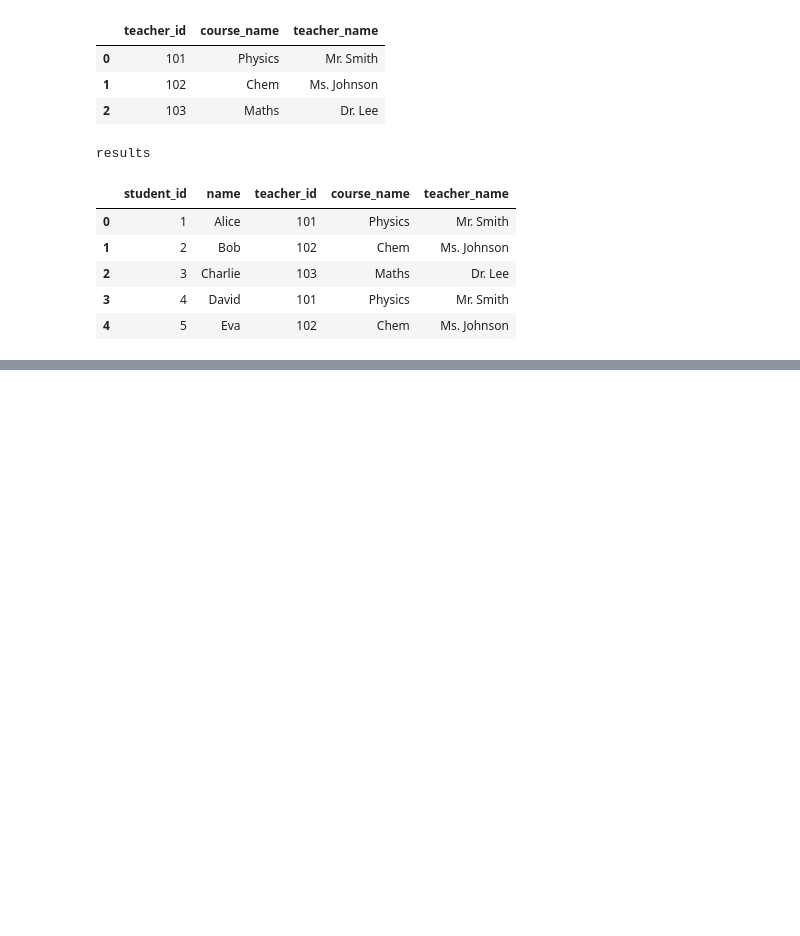
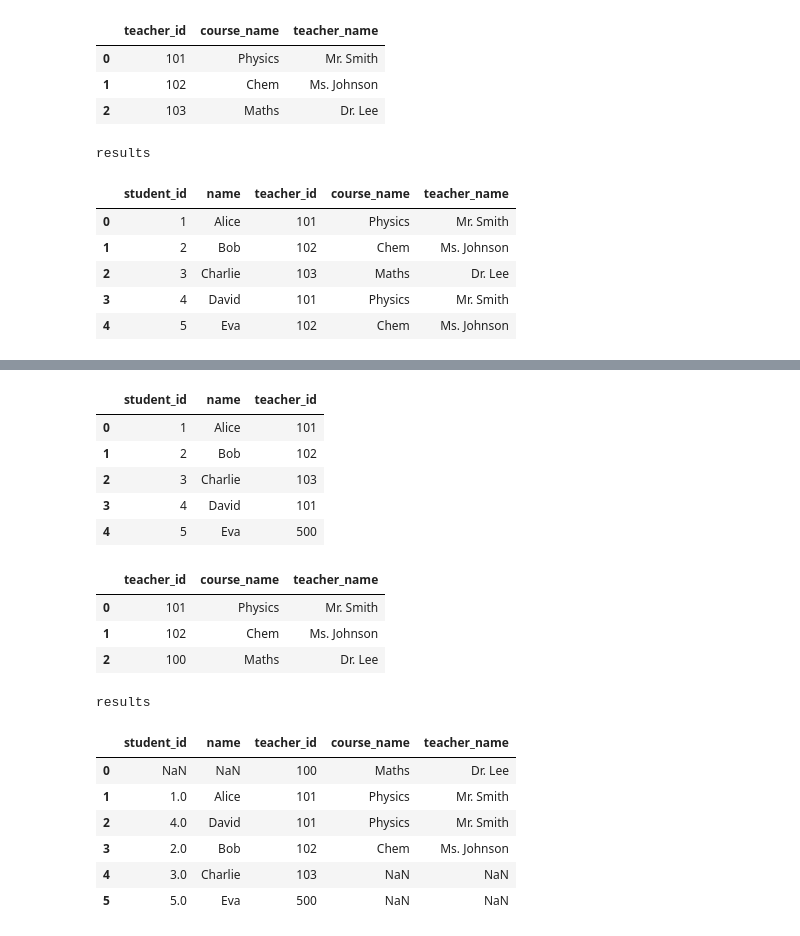
Before and after one commit to smmartprogrammer/modernpython, a Jupyter notebook: class19(pandasgroupby_filtering).ipynb, the cells around one changed output, grey strips where cells are left out. Drawn from its saved outputs; the diff is of its cells as text; code cells hidden in the pictures; blank space fills up the shorter version.

```diff
--- a/class19(pandasgroupby_filtering).ipynb
+++ b/class19(pandasgroupby_filtering).ipynb
@@ -1016,0 +1041,26 @@ results
+# %%
+display(students)
+display(teachers)
+
+df1 = pd.DataFrame = pd.merge(students, teachers, on="teacher_id", how="outer")
+print("results")
+df1
+# %% [output]
+|  | student_id | name | teacher_id |
+| 0 | 1 | Alice | 101 |
+| 1 | 2 | Bob | 102 |
+| 2 | 3 | Charlie | 103 |
+| 3 | 4 | David | 101 |
+| 4 | 5 | Eva | 500 |
+|  | teacher_id | course_name | teacher_name |
+| 0 | 101 | Physics | Mr. Smith |
+| 1 | 102 | Chem | Ms. Johnson |
+| 2 | 100 | Maths | Dr. Lee |
+results
+|  | student_id | name | teacher_id | course_name | teacher_name |
+| 0 | NaN | NaN | 100 | Maths | Dr. Lee |
+| 1 | 1.0 | Alice | 101 | Physics | Mr. Smith |
+| 2 | 4.0 | David | 101 | Physics | Mr. Smith |
+| 3 | 2.0 | Bob | 102 | Chem | Ms. Johnson |
+| 4 | 3.0 | Charlie | 103 | NaN | NaN |
+| 5 | 5.0 | Eva | 500 | NaN | NaN |
```
Also changed, not shown: parts of 5 cells of this notebook.
